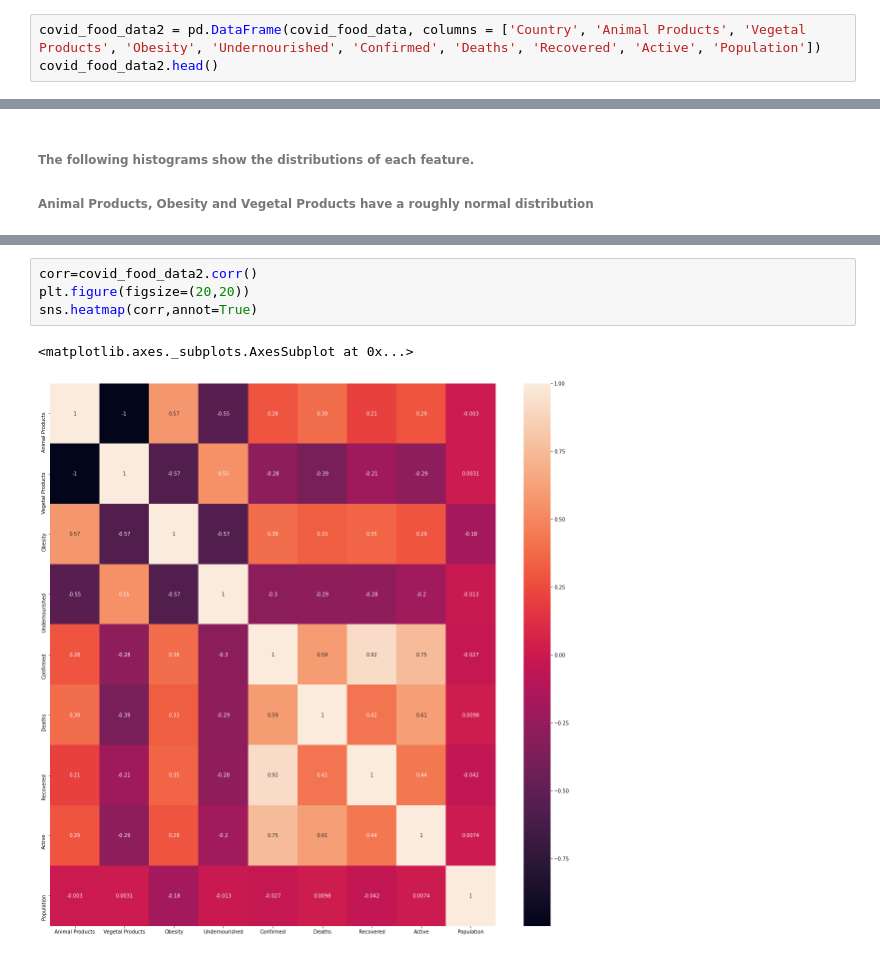
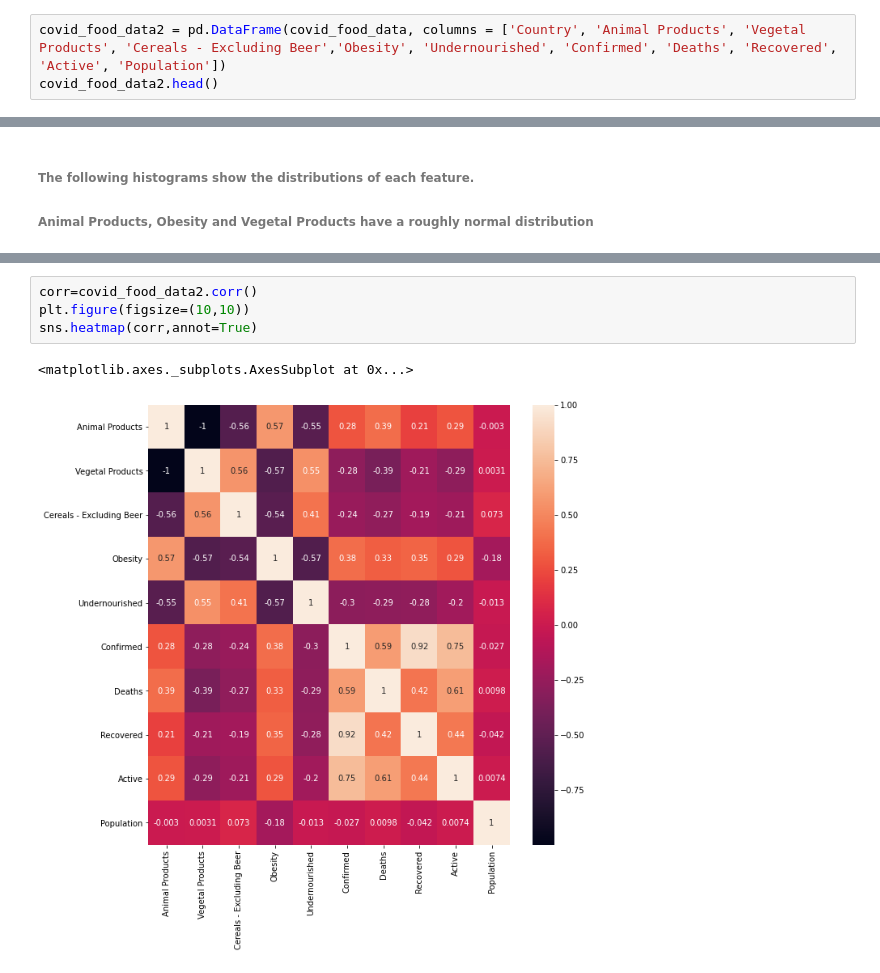
Before and after one commit to MahalavanyaSriram/COVID-19_Prediction, a Jupyter notebook: Kdd_Project.ipynb, the cells around one changed output, grey strips where cells are left out. Cells and saved outputs as stored; diff of their text form.

```diff
--- a/Kdd_Project.ipynb
+++ b/Kdd_Project.ipynb
@@ -203,6 +203,6 @@ covid_food_data = covid_food_data.drop(['Unit (all except Population)'], axis=1)
 ##### Tree or plant generated products like Pulses, Cereals etc. including alcohol sum up to the 'Vegetal Products' column
 ##### So, for further analysis taking only the Country, Animal Products, Vegetal Products, Obesity, Undernourished, Confirmed, Deaths, Recovered, Active, Population into consideration. Moreover, it is observed that Cereals - Excluding Beer is the highly consumed product. So, including this column as well to gain more insights
 # %%
-covid_food_data2 = pd.DataFrame(covid_food_data, columns = ['Country', 'Animal Products', 'Vegetal Products', 'Obesity', 'Undernourished', 'Confirmed', 'Deaths', 'Recovered', 'Active', 'Population'])
+covid_food_data2 = pd.DataFrame(covid_food_data, columns = ['Country', 'Animal Products', 'Vegetal Products', 'Cereals - Excluding Beer','Obesity', 'Undernourished', 'Confirmed', 'Deaths', 'Recovered', 'Active', 'Population'])
 covid_food_data2.head()
 # %% [output]
@@ -256,10 +315,10 @@ plt.show()
 # %%
 corr=covid_food_data2.corr()
-plt.figure(figsize=(20,20))
+plt.figure(figsize=(10,10))
 sns.heatmap(corr,annot=True)
 # %% [output]
 <matplotlib.axes._subplots.AxesSubplot at 0x...>
-[figure, old version]
+[figure, new version]
 # %%
 #Removing outliers using interquartile range
 Q1 = covid_food_data['Animal fats'].quantile(0.25)
```
Also changed, not shown: parts of 10 cells of this notebook.
